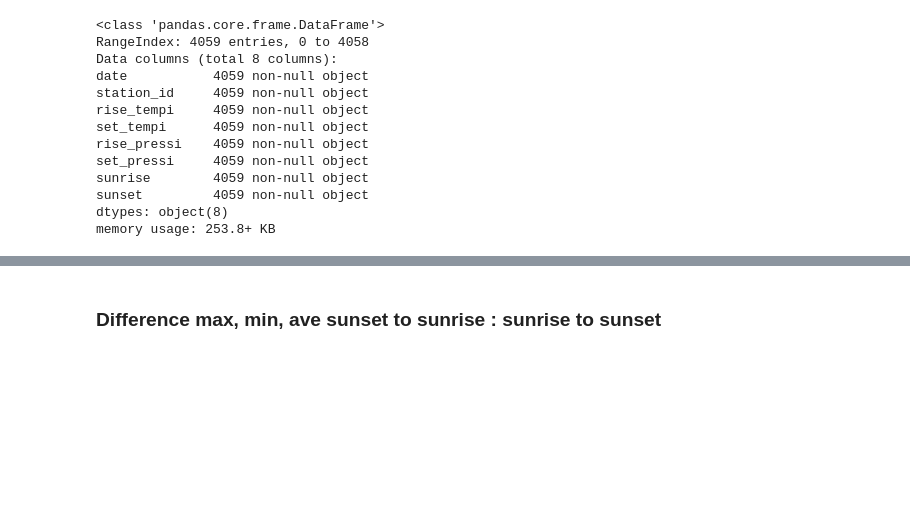
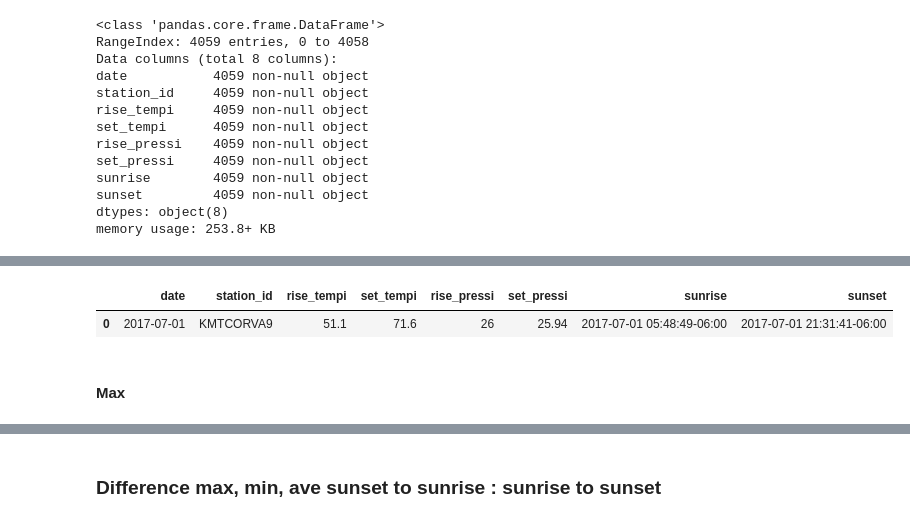
Before and after one commit to samsoe/nfc, a Jupyter notebook: notebooks/weather_data_calculations.ipynb, the cells around one changed output, grey strips where cells are left out. Drawn from its saved outputs; the diff is of its cells as text; code cells hidden in the pictures; blank space fills up the shorter version.

```diff
--- a/notebooks/weather_data_calculations.ipynb
+++ b/notebooks/weather_data_calculations.ipynb
@@ -312,0 +350,9 @@ calcs.
+# %%
+# print sunrise to sunset
+sunrise_dt = calcs.loc[0, 'sunrise']
+print('sunrise:', sunrise_dt)
+sunset_dt = calcs.loc[0, 'sunset']
+print('sunset:', sunset_dt)
+
+calcs.head(1)
+# %% [output]
@@ -312,0 +361,2 @@ calcs.
+|  | date | station_id | rise_tempi | set_tempi | rise_pressi | set_pressi | sunrise | sunset |
+| 0 | 2017-07-01 | KMTCORVA9 | 51.1 | 71.6 | 26 | 25.94 | 2017-07-01 05:48:49-06:00 | 2017-07-01 21:31:41-06:00 |
@@ -312,0 +369,2 @@ calcs.
+# %% [markdown]
+#### Max
```
Also changed, not shown: parts of 22 cells of this notebook.
